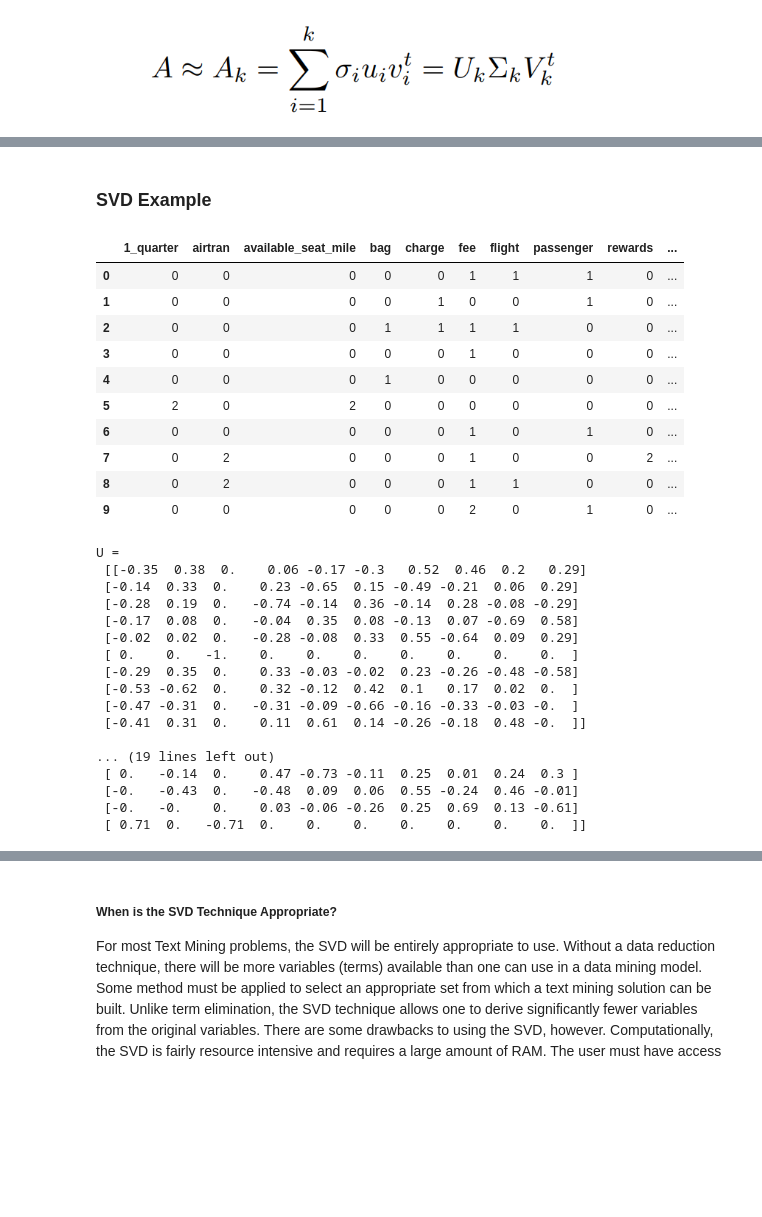
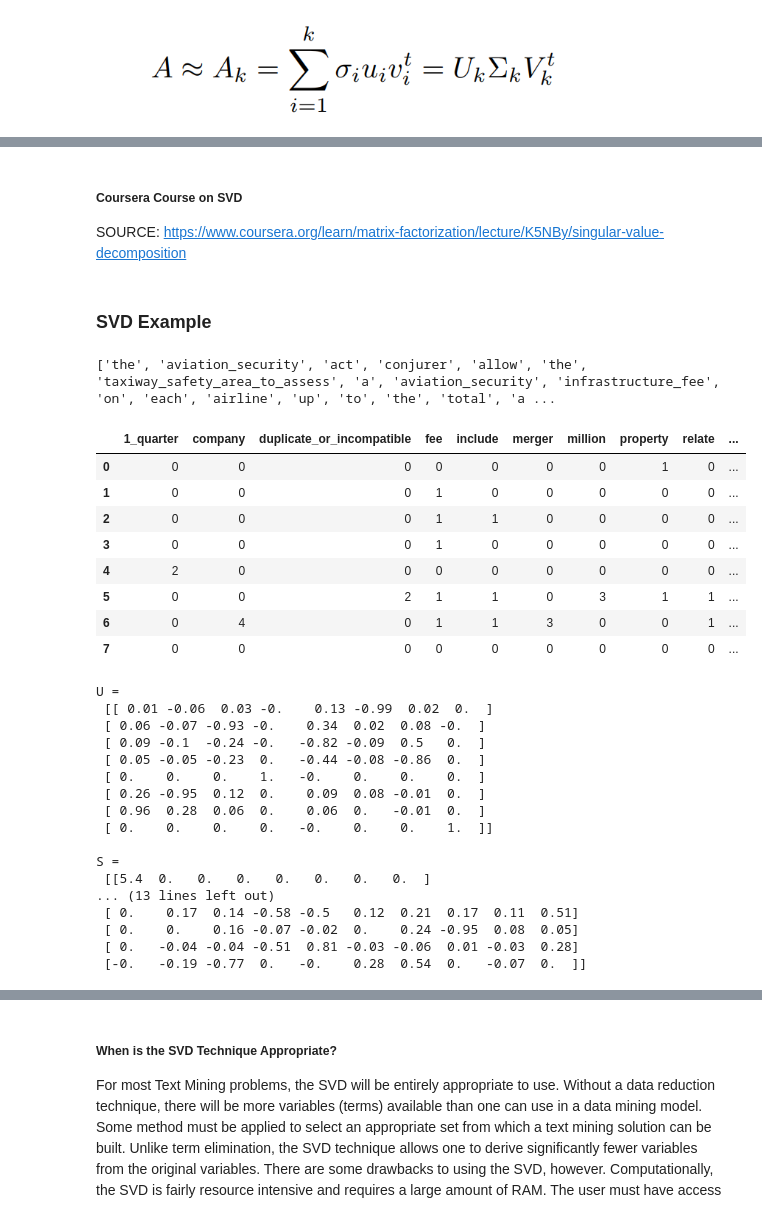
Before and after one commit to Alexjmsherman/nlp_practicum_original, a Jupyter notebook: lessons/lesson10_word_embeddings/Word Embeddings Solution.ipynb, the cells around one changed output, grey strips where cells are left out. Cells and saved outputs as stored; diff of their text form; code cells hidden in the pictures; blank space fills up the shorter version.

```diff
--- a/lessons/lesson10_word_embeddings/Word Embeddings Solution.ipynb
+++ b/lessons/lesson10_word_embeddings/Word Embeddings Solution.ipynb
@@ -417,26 +414,35 @@ HTML(iframe)
+# %% [markdown]
+##### Coursera Course on SVD
+
+SOURCE: https://www.coursera.org/learn/matrix-factorization/lecture/K5NBy/singular-value-decomposition
 # %% [markdown]
 ### SVD Example
 # %%
 import numpy
 import matplotlib.pyplot as plt
 from sklearn.feature_extraction.text import CountVectorizer
+# %%
+print(texts[0])
+# %% [output]
+['the', 'aviation_security', 'act', 'conjurer', 'allow', 'the', 'taxiway_safety_area_to_assess', 'a', 'aviation_security', 'infrastructure_fee', 'on', 'each', 'airline', 'up', 'to', 'the', 'total', 'a ...
 # %%
-svd_data = [' '.join(text) for text in texts[0:10]]
+# combine tokens into sentences
+svd_data = [' '.join(text) for text in texts[0:8]]
+
+# create a document term matrix of the token counts
 vect = CountVectorizer(max_features=10, stop_words='english')
 dtm = vect.fit_transform(svd_data)
 vocab = vect.get_feature_names()
 df = pd.DataFrame(dtm.toarray(), columns=vocab)
 df
 # %% [output]
-|  | 1_quarter | airtran | available_seat_mile | bag | charge | fee | flight | passenger | rewards | ... |
-| 0 | 0 | 0 | 0 | 0 | 0 | 1 | 1 | 1 | 0 | ... |
-| 1 | 0 | 0 | 0 | 0 | 1 | 0 | 0 | 1 | 0 | ... |
-| 2 | 0 | 0 | 0 | 1 | 1 | 1 | 1 | 0 | 0 | ... |
-| 3 | 0 | 0 | 0 | 0 | 0 | 1 | 0 | 0 | 0 | ... |
-| 4 | 0 | 0 | 0 | 1 | 0 | 0 | 0 | 0 | 0 | ... |
-| 5 | 2 | 0 | 2 | 0 | 0 | 0 | 0 | 0 | 0 | ... |
-| 6 | 0 | 0 | 0 | 0 | 0 | 1 | 0 | 1 | 0 | ... |
-| 7 | 0 | 2 | 0 | 0 | 0 | 1 | 0 | 0 | 2 | ... |
-| 8 | 0 | 2 | 0 | 0 | 0 | 1 | 1 | 0 | 0 | ... |
-| 9 | 0 | 0 | 0 | 0 | 0 | 2 | 0 | 1 | 0 | ... |
+|  | 1_quarter | company | duplicate_or_incompatible | fee | include | merger | million | property | relate | ... |
+| 0 | 0 | 0 | 0 | 0 | 0 | 0 | 0 | 1 | 0 | ... |
+| 1 | 0 | 0 | 0 | 1 | 0 | 0 | 0 | 0 | 0 | ... |
+| 2 | 0 | 0 | 0 | 1 | 1 | 0 | 0 | 0 | 0 | ... |
+| 3 | 0 | 0 | 0 | 1 | 0 | 0 | 0 | 0 | 0 | ... |
+| 4 | 2 | 0 | 0 | 0 | 0 | 0 | 0 | 0 | 0 | ... |
+| 5 | 0 | 0 | 2 | 1 | 1 | 0 | 3 | 1 | 1 | ... |
+| 6 | 0 | 4 | 0 | 1 | 1 | 3 | 0 | 0 | 1 | ... |
+| 7 | 0 | 0 | 0 | 0 | 0 | 0 | 0 | 0 | 0 | ... |
 # %%
@@ -450,22 +456,22 @@ print("S =\n", numpy.round(S, decimals=2), "\n")
 print("V^T =\n", numpy.round(VT, decimals=2), "\n")
 # %% [output]
 U =
- [[-0.35  0.38  0.    0.06 -0.17 -0.3   0.52  0.46  0.2   0.29]
- [-0.14  0.33  0.    0.23 -0.65  0.15 -0.49 -0.21  0.06  0.29]
- [-0.28  0.19  0.   -0.74 -0.14  0.36 -0.14  0.28 -0.08 -0.29]
- [-0.17  0.08  0.   -0.04  0.35  0.08 -0.13  0.07 -0.69  0.58]
- [-0.02  0.02  0.   -0.28 -0.08  0.33  0.55 -0.64  0.09  0.29]
- [ 0.    0.   -1.    0.    0.    0.    0.    0.    0.    0.  ]
- [-0.29  0.35  0.    0.33 -0.03 -0.02  0.23 -0.26 -0.48 -0.58]
- [-0.53 -0.62  0.    0.32 -0.12  0.42  0.1   0.17  0.02  0.  ]
- [-0.47 -0.31  0.   -0.31 -0.09 -0.66 -0.16 -0.33 -0.03 -0.  ]
- [-0.41  0.31  0.    0.11  0.61  0.14 -0.26 -0.18  0.48 -0.  ]]
+ [[ 0.01 -0.06  0.03 -0.    0.13 -0.99  0.02  0.  ]
+ [ 0.06 -0.07 -0.93 -0.    0.34  0.02  0.08 -0.  ]
+ [ 0.09 -0.1  -0.24 -0.   -0.82 -0.09  0.5   0.  ]
+ [ 0.05 -0.05 -0.23  0.   -0.44 -0.08 -0.86  0.  ]
+ [ 0.    0.    0.    1.   -0.    0.    0.    0.  ]
+ [ 0.26 -0.95  0.12  0.    0.09  0.08 -0.01  0.  ]
+ [ 0.96  0.28  0.06  0.    0.06  0.   -0.01  0.  ]
+ [ 0.    0.    0.    0.   -0.    0.    0.    1.  ]]
 
-... (19 lines left out)
- [ 0.   -0.14  0.    0.47 -0.73 -0.11  0.25  0.01  0.24  0.3 ]
- [-0.   -0.43  0.   -0.48  0.09  0.06  0.55 -0.24  0.46 -0.01]
- [-0.   -0.    0.    0.03 -0.06 -0.26  0.25  0.69  0.13 -0.61]
- [ 0.71  0.   -0.71  0.    0.    0.    0.    0.    0.    0.  ]]
+S =
+ [[5.4  0.   0.   0.   0.   0.   0.   0.  ]
+... (13 lines left out)
+ [ 0.    0.17  0.14 -0.58 -0.5   0.12  0.21  0.17  0.11  0.51]
+ [ 0.    0.    0.16 -0.07 -0.02  0.    0.24 -0.95  0.08  0.05]
+ [ 0.   -0.04 -0.04 -0.51  0.81 -0.03 -0.06  0.01 -0.03  0.28]
+ [-0.   -0.19 -0.77  0.   -0.    0.28  0.54  0.   -0.07  0.  ]]
 # %%
 # U and V are othonormal
 # These vectors are orthogonal to one another; form a basis for the reduced space
```
Also changed, not shown: parts of 86 cells of this notebook, 1 other file.
